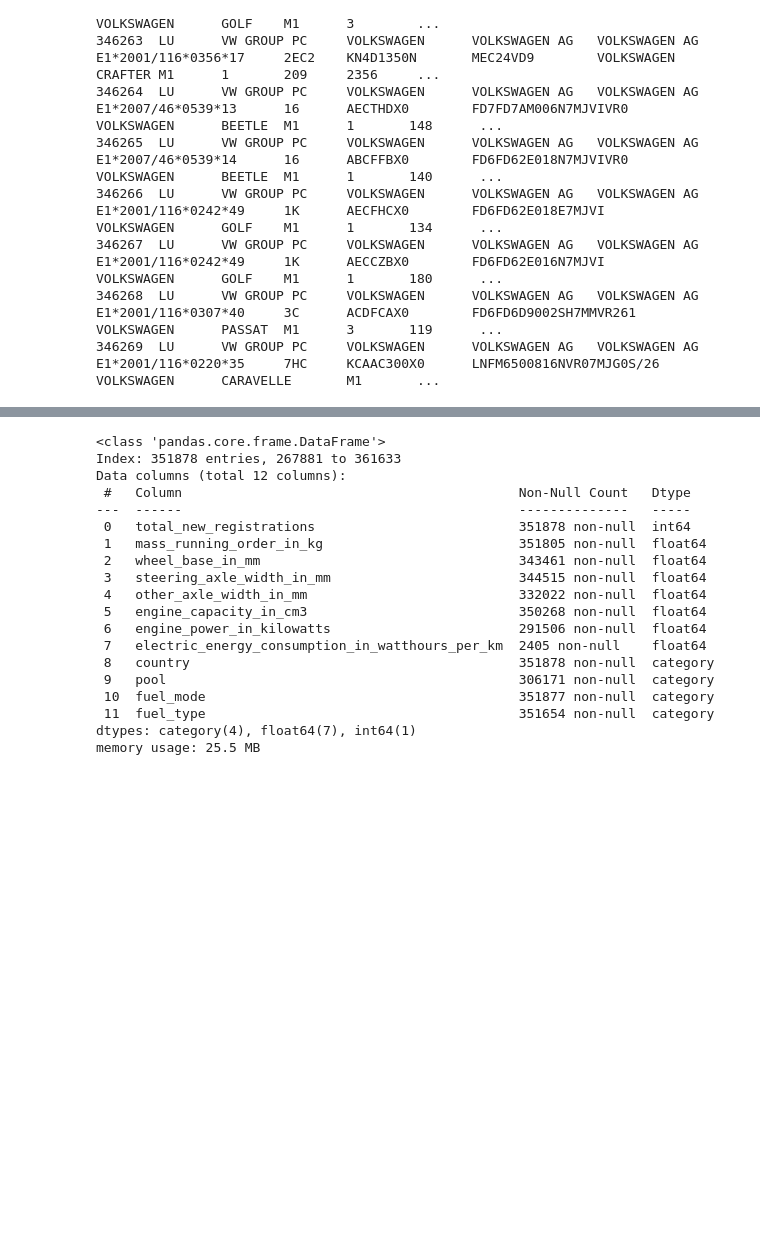
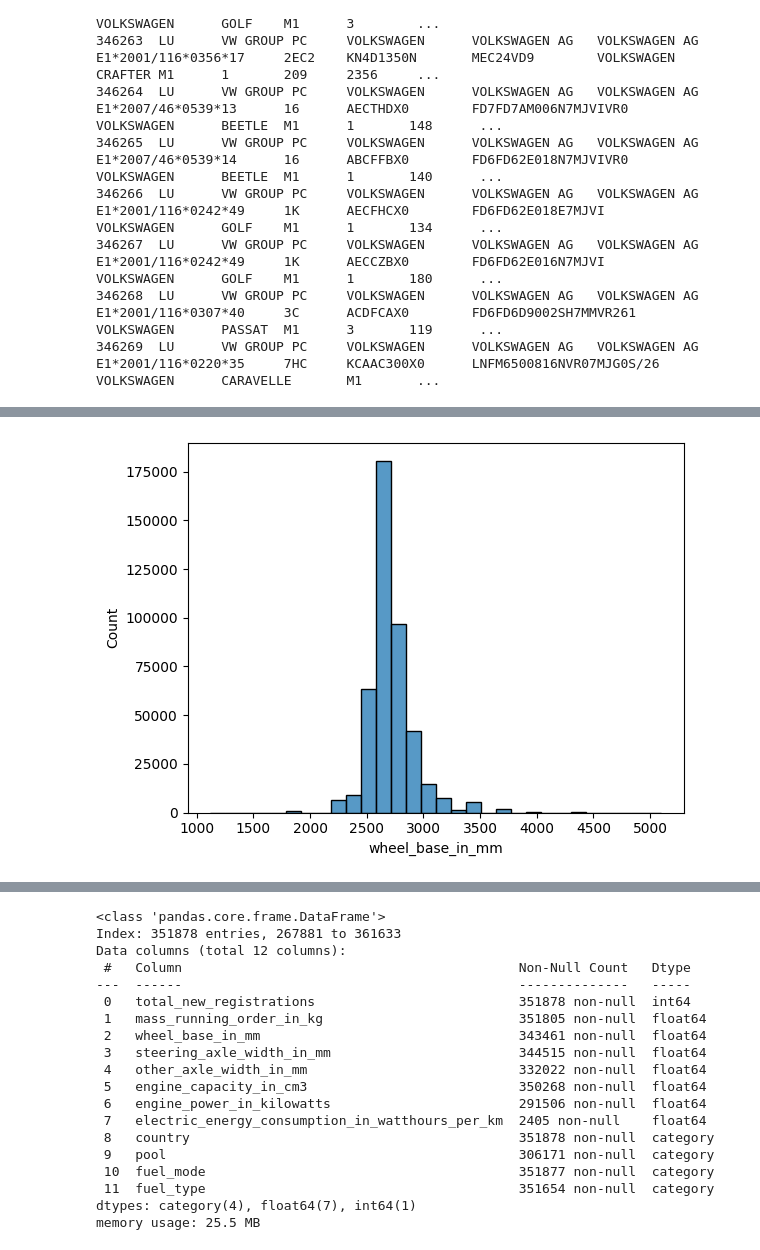
Before and after one commit to paob-renault/intro-to-ai, a Jupyter notebook: eu_cars_co2_emission_data.ipynb, the cells around one changed output, grey strips where cells are left out. Cells and saved outputs as stored; diff of their text form; code cells hidden in the pictures; blank space fills up the shorter version.

```diff
--- a/eu_cars_co2_emission_data.ipynb
+++ b/eu_cars_co2_emission_data.ipynb
@@ -255,0 +281,10 @@ X_train, X_test, y_train, y_test = train_test_split(X, y, test_size=0.2, random_
+# %%
+import seaborn as sns
+
+sns.histplot(
+    data=cars,
+    x='wheel_base_in_mm',
+    bins=30,
+);
+# %% [output]
+[figure, added]
```
Also changed, not shown: parts of 76 cells of this notebook.
